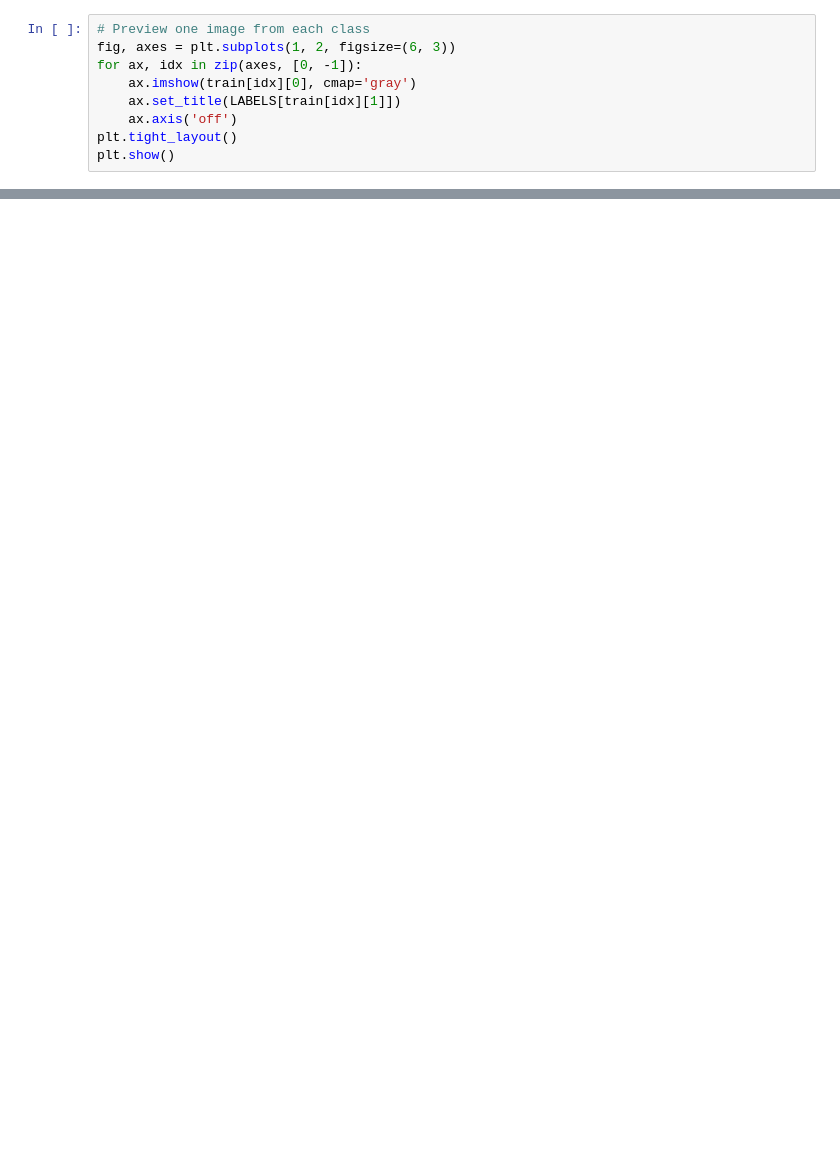
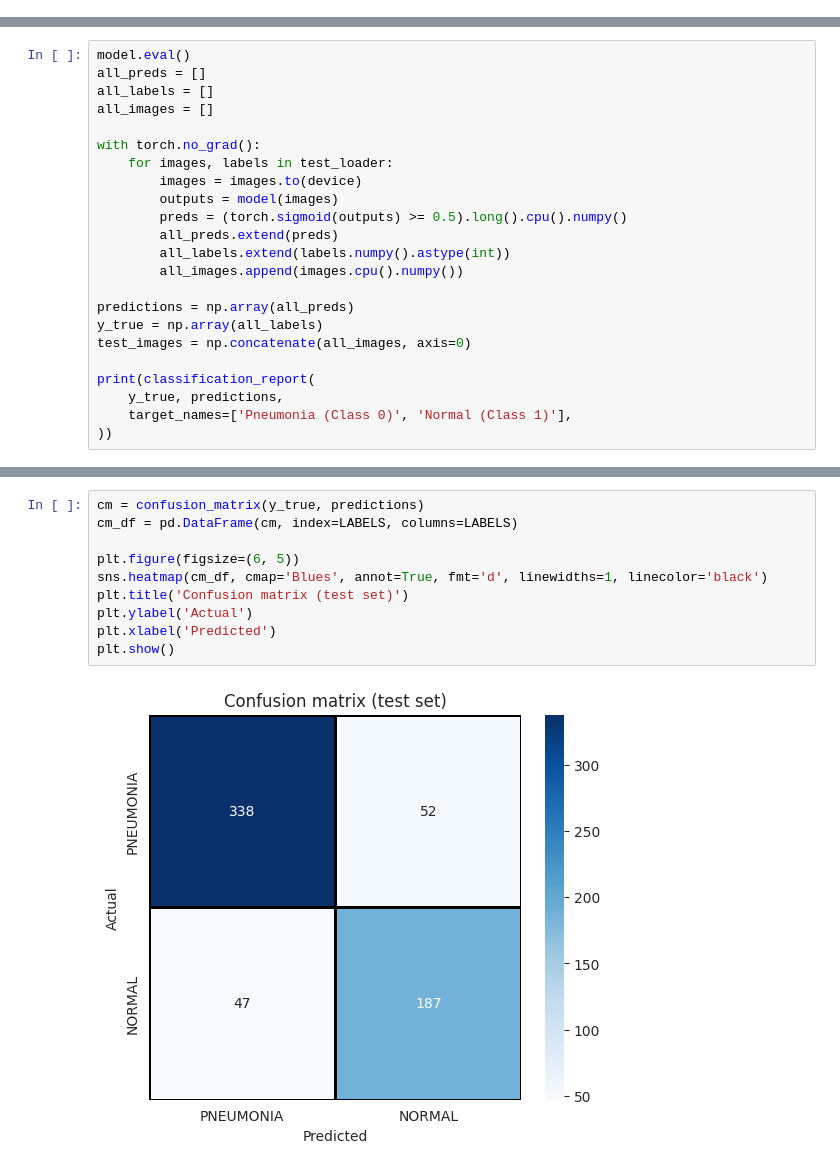
Before and after one commit to NCI900-Training-Organisation/applied-ml, a Jupyter notebook: overview/2_neural_networks.ipynb, the cells around one changed output, grey strips where cells are left out. Saved outputs shown, nothing was run; the diff lists cells and outputs as text; blank space fills up the shorter version.

```diff
--- a/overview/2_neural_networks.ipynb
+++ b/overview/2_neural_networks.ipynb
@@ -154,9 +0,0 @@ plt.show()
-# %%
-# Preview one image from each class
-fig, axes = plt.subplots(1, 2, figsize=(6, 3))
-for ax, idx in zip(axes, [0, -1]):
-    ax.imshow(train[idx][0], cmap='gray')
-    ax.set_title(LABELS[train[idx][1]])
-    ax.axis('off')
-plt.tight_layout()
-plt.show()
@@ -555,0 +600,23 @@ plot_examples(incorrect, 'Incorrectly classified')
+# %%
+model.eval()
+all_preds = []
+all_labels = []
+all_images = []
+
+with torch.no_grad():
+    for images, labels in test_loader:
+        images = images.to(device)
+        outputs = model(images)
+        preds = (torch.sigmoid(outputs) >= 0.5).long().cpu().numpy()
+        all_preds.extend(preds)
+        all_labels.extend(labels.numpy().astype(int))
+        all_images.append(images.cpu().numpy())
+
+predictions = np.array(all_preds)
+y_true = np.array(all_labels)
+test_images = np.concatenate(all_images, axis=0)
+
+print(classification_report(
+    y_true, predictions,
+    target_names=['Pneumonia (Class 0)', 'Normal (Class 1)'],
+))
@@ -555,0 +632,12 @@ plot_examples(incorrect, 'Incorrectly classified')
+# %%
+cm = confusion_matrix(y_true, predictions)
+cm_df = pd.DataFrame(cm, index=LABELS, columns=LABELS)
+
+plt.figure(figsize=(6, 5))
+sns.heatmap(cm_df, cmap='Blues', annot=True, fmt='d', linewidths=1, linecolor='black')
+plt.title('Confusion matrix (test set)')
+plt.ylabel('Actual')
+plt.xlabel('Predicted')
+plt.show()
+# %% [output]
+[figure, added]
```
Also changed, not shown: parts of 64 cells of this notebook, 1 other file.
